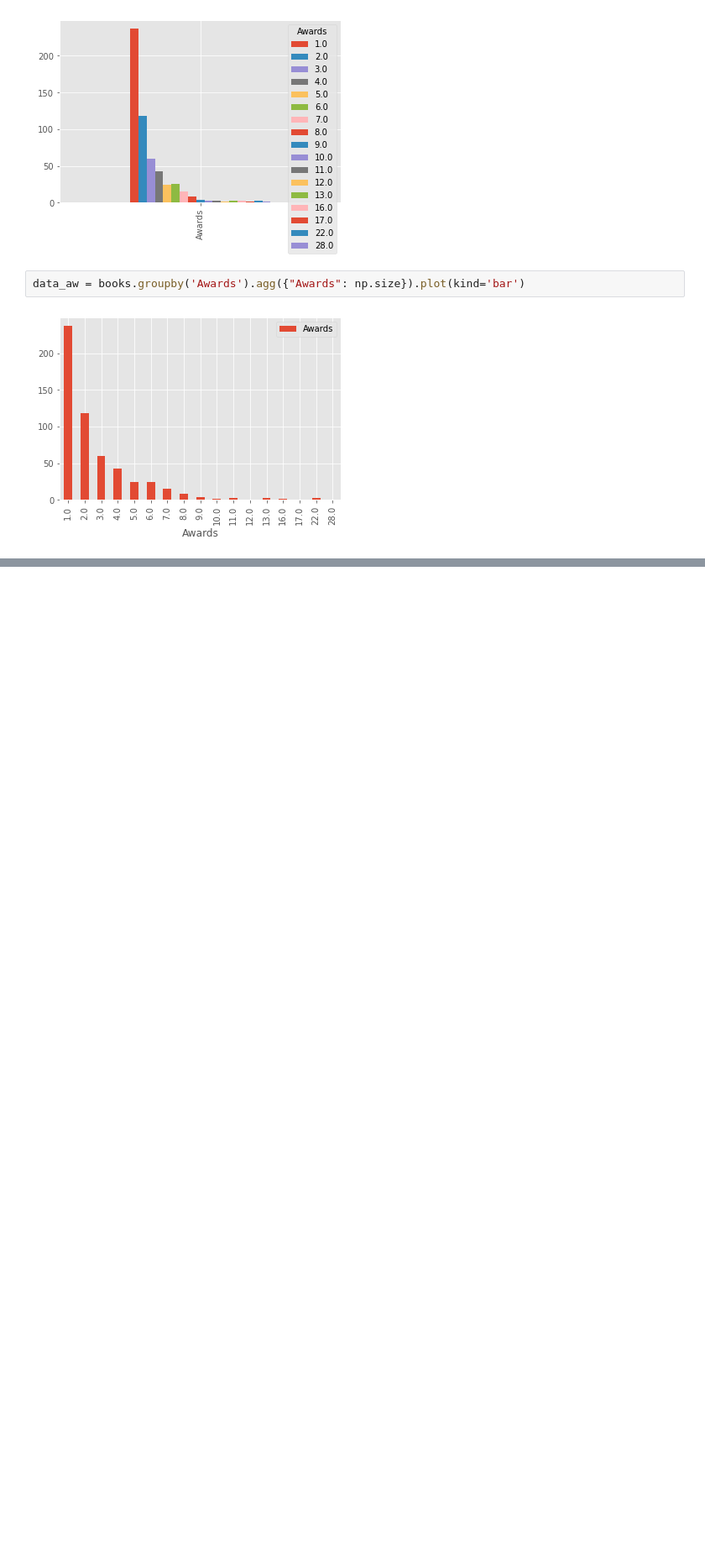
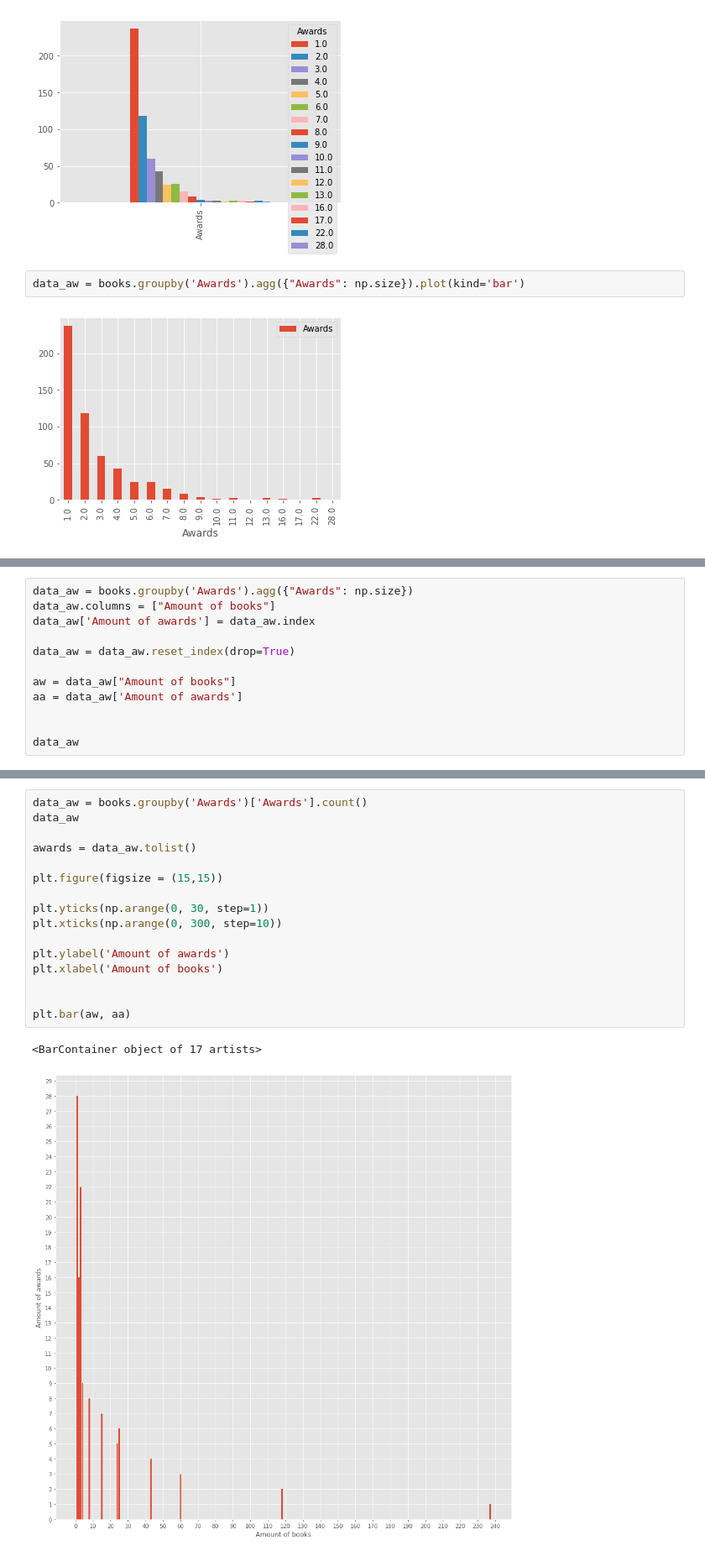
Before and after one commit to lorenzodemiri/Project_Snape, a Jupyter notebook: GroupByYear.ipynb, the cells around one changed output, grey strips where cells are left out. Shown at 84% size. Drawn from its saved outputs; the diff is of its cells as text; blank space fills up the shorter version.

```diff
--- a/GroupByYear.ipynb
+++ b/GroupByYear.ipynb
@@ -513,0 +485,12 @@ AttributeError: 'AxesSubplot' object has no attribute 'tolist'
+# %%
+data_aw = books.groupby('Awards').agg({"Awards": np.size})
+data_aw.columns = ["Amount of books"]
+data_aw['Amount of awards'] = data_aw.index
+
+data_aw = data_aw.reset_index(drop=True)
+
+aw = data_aw["Amount of books"]
+aa = data_aw['Amount of awards']
+
+
+data_aw
@@ -513,0 +516,19 @@ AttributeError: 'AxesSubplot' object has no attribute 'tolist'
+# %%
+data_aw = books.groupby('Awards')['Awards'].count()
+data_aw
+
+awards = data_aw.tolist()
+
+plt.figure(figsize = (15,15))
+
+plt.yticks(np.arange(0, 30, step=1))
+plt.xticks(np.arange(0, 300, step=10))
+
+plt.ylabel('Amount of awards')
+plt.xlabel('Amount of books')
+
+
+plt.bar(aw, aa)
+# %% [output]
+<BarContainer object of 17 artists>
+[figure, added]
```
Also changed, not shown: parts of 4 cells of this notebook, 1 other file.
